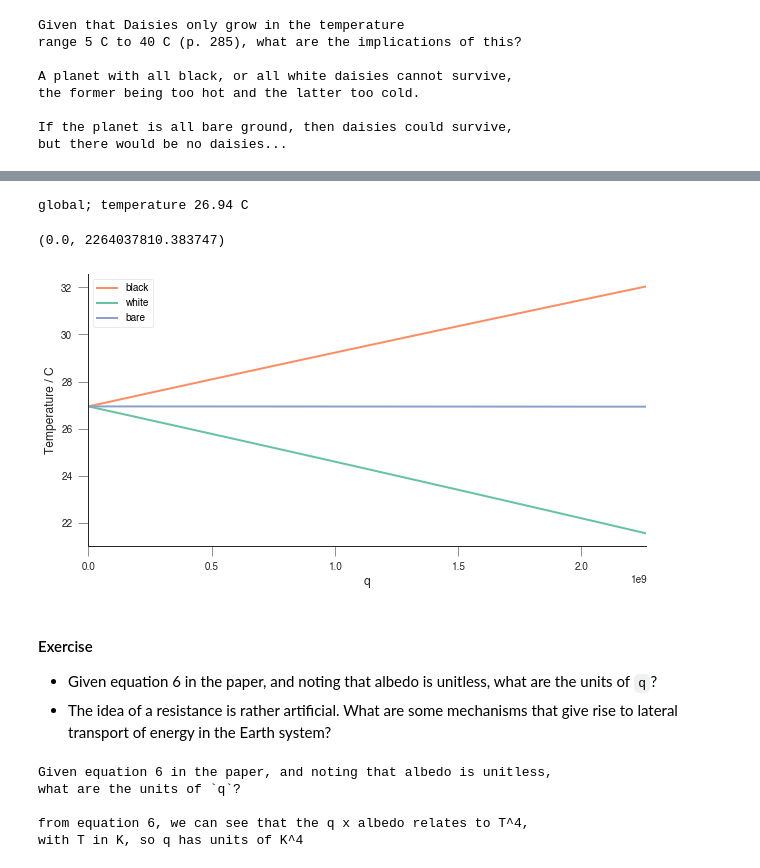
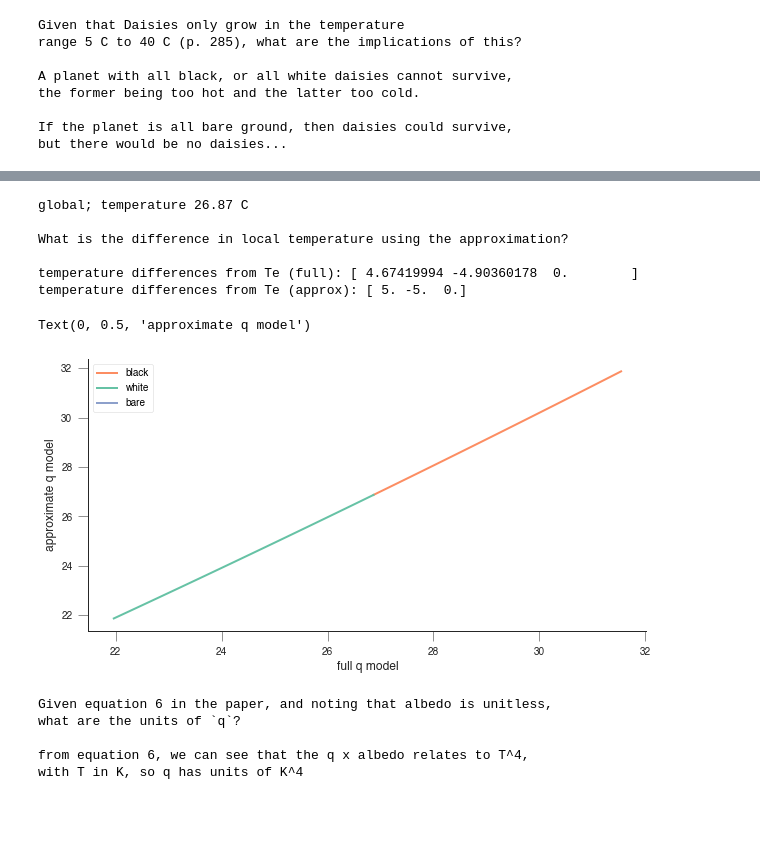
Before and after one commit to profLewis/geog0133-practicals, a Jupyter notebook: 02-DaisyWorld.ipynb, the cells around one changed output, grey strips where cells are left out. Drawn from its saved outputs; the diff is of its cells as text; code cells hidden in the pictures; blank space fills up the shorter version.

```diff
--- a/02-DaisyWorld.ipynb
+++ b/02-DaisyWorld.ipynb
@@ -281,0 +356,10 @@ We can illustrate this by varying `q`. For a planet with 1/3 each of bare ground
+# %%
+# set albedo for b, w and bare
+albedo = np.array([0.25, 0.75, 0.5 ])
+
+# set example areas
+area   = np.array([1/3.,1/3.,1/3.])
+
+# global T
+Te = global_T(albedo,area)
+print(f'global; temperature {Te:.2f} C')
@@ -290,39 +406,59 @@ We can illustrate this by varying `q`. For a planet with 1/3 each of bare ground
 # %%
+# Test the model using the approximation in
+# equation 7 (set `approx=True` when calling `local_T()`)
+# use T1_ for approximation
+# use T1 for full model
+
+
 # set albedo for b, w and bare
 albedo = np.array([0.25, 0.75, 0.5 ])
+
 # set example areas
-area   = np.array([0.333, 0.333, 0.333 ])
+area   = np.array([1/3.,1/3.,1/3.])
+
 # global T
 Te = global_T(albedo,area)
 print(f'global; temperature {Te:.2f} C')
-# vary q
-q = np.linspace(0,qmax,100)
+
+# vary q' from 0 to q_max in 100 steps
+q_max = 20
+q_ = np.linspace(0,q_max,100)
 T1 = []
+T1_ = []
 
 # loop over q
-for i,qi in enumerate(q):
-    T1.append(local_T(albedo,area,Te,qi))
-
+for i,qi in enumerate(q_):
+    T1_.append(local_T(albedo,area,Te,qi,approx=True))
+    T1.append(local_T(albedo,area,Te,qi,approx=False))
 # convert to numpy array
 T1 = np.array(T1)
+T1_ = np.array(T1_)
+
+# temperature differences from Te
+msg = '''
+What is the difference in local temperature using the approximation?
+'''
+print(msg)
+print(f'temperature differences from Te (full): {T1[-1] - Te}')
+print(f'temperature differences from Te (approx): {T1_[-1] - Te}')
+
 # plot
 plt.figure(figsize=(10,5))
-plt.plot(q,T1[:,0],label='black')
-plt.plot(q,T1[:,1],label='white')
-plt.plot(q,T1[:,2],label='bare')
+plt.plot(T1[:,0],T1_[:,0],label='black')
+plt.plot(T1[:,1],T1_[:,1],label='white')
+plt.plot(T1[:,2],T1_[:,2],label='bare')
 plt.legend(loc='best')
-plt.xlabel('q')
-plt.ylabel('Temperature / C')
-plt.xlim(0,qmax)
+plt.xlabel('full q model')
+plt.ylabel('approximate q model')
 # %% [output]
-global; temperature 26.94 C
+global; temperature 26.87 C
+
+What is the difference in local temperature using the approximation?
+
+temperature differences from Te (full): [ 4.67419994 -4.90360178  0.        ]
+temperature differences from Te (approx): [ 5. -5.  0.]
-(0.0, 2264037810.383747)
+Text(0, 0.5, 'approximate q model')
-[figure, old version]
+[figure, new version]
-# %% [markdown]
-#### Exercise
-
-* Given equation 6 in the paper, and noting that albedo is unitless, what are the units of `q`?
-* The idea of a resistance is rather artificial. What are some mechanisms that give rise to lateral transport of energy in the Earth system?
 # %%
 #### ANSWER
 
```
Also changed, not shown: parts of 63 cells of this notebook, 1 other file.
